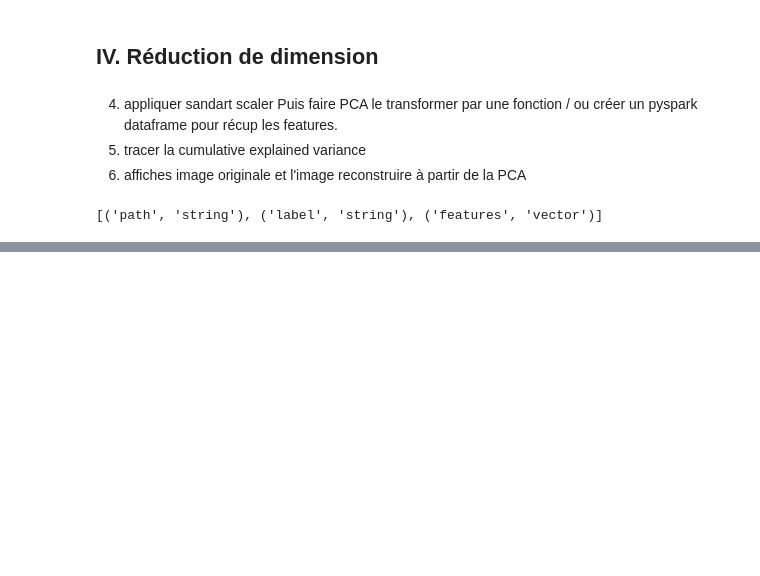
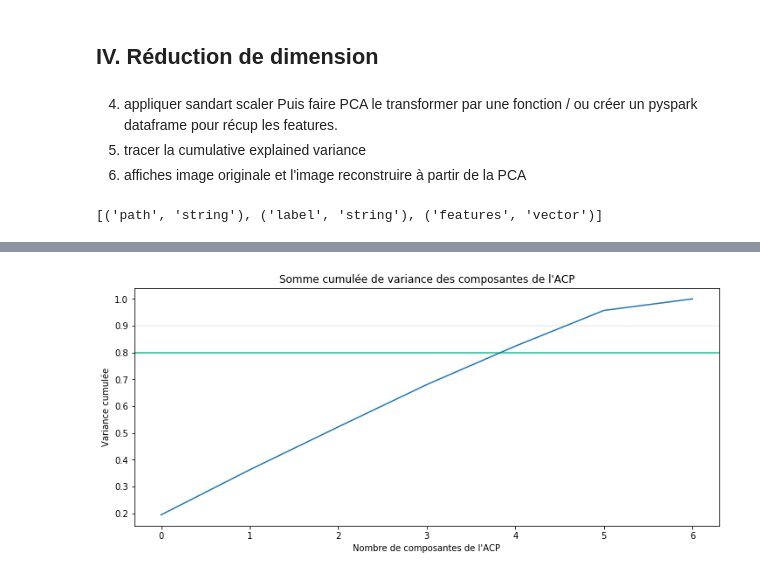
Before and after one commit to mikoa9/projet08, a Jupyter notebook: Projet8-Fruits.ipynb, the cells around one changed output, grey strips where cells are left out. Drawn from its saved outputs; the diff is of its cells as text; code cells hidden in the pictures; blank space fills up the shorter version.

```diff
--- a/Projet8-Fruits.ipynb
+++ b/Projet8-Fruits.ipynb
@@ -243,7 +243,7 @@ spark._jsc.hadoopConfiguration().set('fs.gs.impl', 'com.google.cloud.hadoop.fs.g
 spark._jsc.hadoopConfiguration().set('fs.gs.auth.service.account.enable', 'true')
 spark._jsc.hadoopConfiguration().set('google.cloud.auth.service.account.json.keyfile', "/home/clalbertini7/eloquent-hangar.json")
 # %%
-gs_url = "gs://fruits-data/fruits-360_dataset/fruits-360/Test/Apricot/*"
+gs_url = "gs://fruits-data/fruits-360-PCA/*"
 image_df = spark.read.format("binaryfile").load(gs_url)
 image_df.printSchema()
 # %% [output]
@@ -275,4 +270,4 @@ only showing top 20 rows
 # %%
-images_with_label = image_df.withColumn('label', split(col('path'), '/').getItem(6))
+images_with_label = image_df.withColumn('label', split(col('path'), '/').getItem(4))
 images_with_label.show()
 # %% [output]
@@ -419,13 +410,17 @@ images_with_features_std.show()
 # %%
-pca = PCA(k=7, inputCol="features", outputCol="pca")
-modelpca = pca.fit(images_with_features_vector)
-transformed = modelpca.transform(images_with_features_vector)
+pca = PCA(k=7, inputCol="feats_scaled", outputCol="pca")
+modelpca = pca.fit(images_with_features_std)
+transformed = modelpca.transform(images_with_features_std)
 # %%
+var = modelpca.explainedVariance.cumsum()
 plt.figure(figsize=(12,5))
 plt.title('Somme cumulée de variance des composantes de l\'ACP')
 plt.xlabel('Nombre de composantes de l\'ACP')
 plt.ylabel('Variance cumulée')
 plt.axhline(y=0.8, color='#02CA91', linestyle='-')
 plt.axhline(y=0.9, color='#efefef', linestyle='-')
-plt.plot(list(range(app_enc.shape[1])),
-         np.cumsum(modelpca.explainedVariance.cumsum()))
+plt.plot(range(7),
+         modelpca.explainedVariance.cumsum())
+plt.show()
+# %% [output]
+[figure, added]
```
Also changed, not shown: parts of 7 cells of this notebook.
